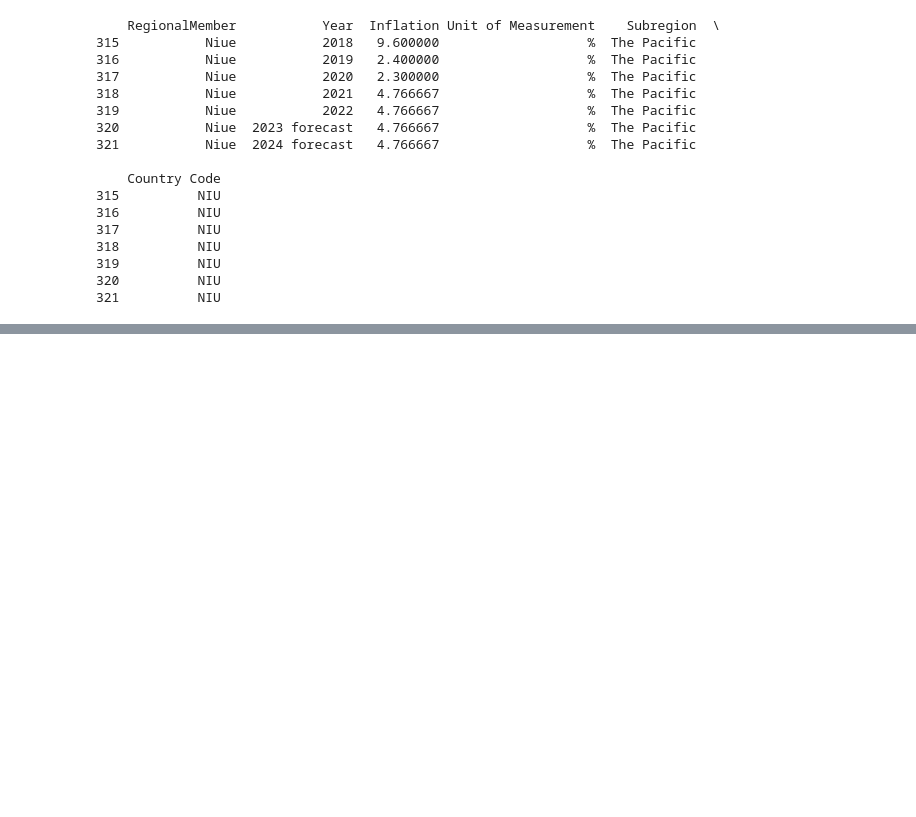
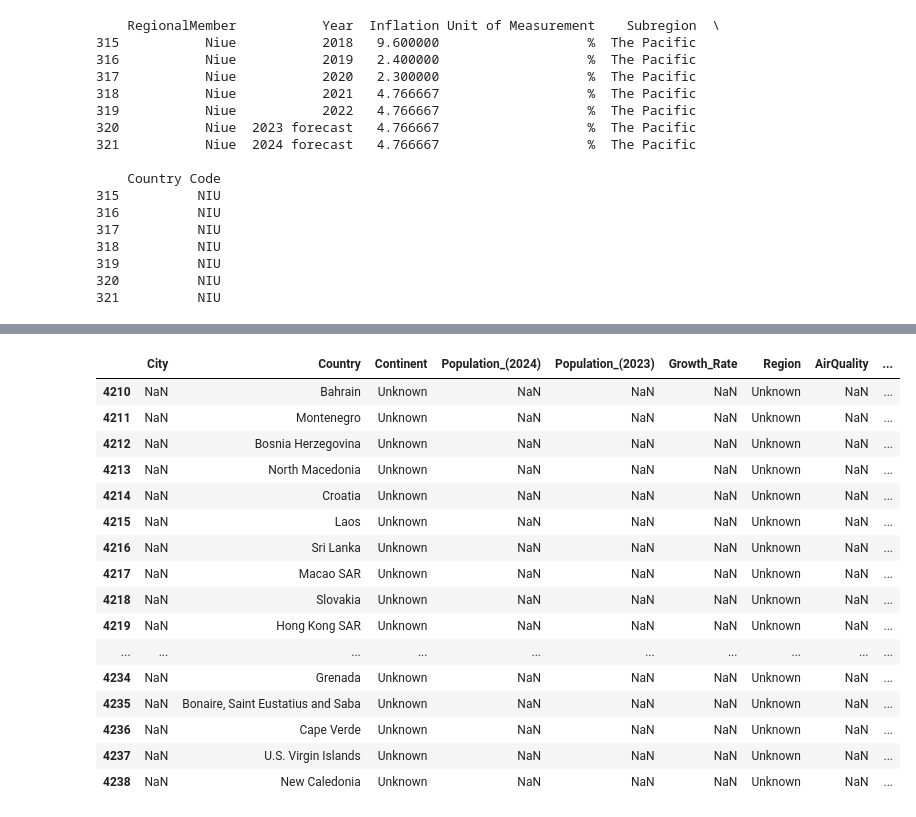
Before and after one commit to FatYuna19/Global-Environmental-and-Economic-Health-Index, a Jupyter notebook: Global Environmental and Economic Health Index.ipynb, the cells around one changed output, grey strips where cells are left out. Cells and saved outputs as stored; diff of their text form; code cells hidden in the pictures; blank space fills up the shorter version.

```diff
--- a/Global Environmental and Economic Health Index.ipynb
+++ b/Global Environmental and Economic Health Index.ipynb
@@ -825,0 +1640,2 @@ print(niue_updated_records)
+# %%
+merged_df.drop(columns=['Rank'], inplace=True)
@@ -825,0 +1671,5 @@ print(niue_updated_records)
+# %%
+for column in ['2021', '2020', '2019', '2018', 'Population']:
+    merged_df[column] = merged_df[column].astype(str).str.replace(',', '')
+    merged_df[column] = pd.to_numeric(merged_df[column], errors='coerce')
+    merged_df[column] = merged_df.groupby('Country')[column].transform(lambda x: x.fillna(x.mean()))
@@ -825,0 +1717,3 @@ print(niue_updated_records)
+# %%
+for column in ['AirQuality', 'WaterPollution']:
+    merged_df[column] = merged_df.groupby(['Country/Region', 'Country', 'Continent'])[column].transform(lambda x: x.fillna(x.mean()))
@@ -825,0 +1760,2 @@ print(niue_updated_records)
+# %%
+merged_df['Country'] = merged_df['Country'].fillna(merged_df['Country/Region'])
@@ -825,0 +1784,25 @@ print(niue_updated_records)
+# %%
+filtered_df = merged_df[(merged_df['Country/Region'].notna()) &
+                        ((merged_df['City'].isna()) |
+                         (merged_df['Country'] == 'Unknown') |
+                         (merged_df['Continent'] == 'Unknown'))]
+
+filtered_df
+# %% [output]
+|  | City | Country | Continent | Population_(2024) | Population_(2023) | Growth_Rate | Region | AirQuality | ... |
+| 4210 | NaN | Bahrain | Unknown | NaN | NaN | NaN | Unknown | NaN | ... |
+| 4211 | NaN | Montenegro | Unknown | NaN | NaN | NaN | Unknown | NaN | ... |
+| 4212 | NaN | Bosnia Herzegovina | Unknown | NaN | NaN | NaN | Unknown | NaN | ... |
+| 4213 | NaN | North Macedonia | Unknown | NaN | NaN | NaN | Unknown | NaN | ... |
+| 4214 | NaN | Croatia | Unknown | NaN | NaN | NaN | Unknown | NaN | ... |
+| 4215 | NaN | Laos | Unknown | NaN | NaN | NaN | Unknown | NaN | ... |
+| 4216 | NaN | Sri Lanka | Unknown | NaN | NaN | NaN | Unknown | NaN | ... |
+| 4217 | NaN | Macao SAR | Unknown | NaN | NaN | NaN | Unknown | NaN | ... |
+| 4218 | NaN | Slovakia | Unknown | NaN | NaN | NaN | Unknown | NaN | ... |
+| 4219 | NaN | Hong Kong SAR | Unknown | NaN | NaN | NaN | Unknown | NaN | ... |
+| ... | ... | ... | ... | ... | ... | ... | ... | ... | ... |
+| 4234 | NaN | Grenada | Unknown | NaN | NaN | NaN | Unknown | NaN | ... |
+| 4235 | NaN | Bonaire, Saint Eustatius and Saba | Unknown | NaN | NaN | NaN | Unknown | NaN | ... |
+| 4236 | NaN | Cape Verde | Unknown | NaN | NaN | NaN | Unknown | NaN | ... |
+| 4237 | NaN | U.S. Virgin Islands | Unknown | NaN | NaN | NaN | Unknown | NaN | ... |
+| 4238 | NaN | New Caledonia | Unknown | NaN | NaN | NaN | Unknown | NaN | ... |
```
Also changed, not shown: parts of 49 cells of this notebook.
